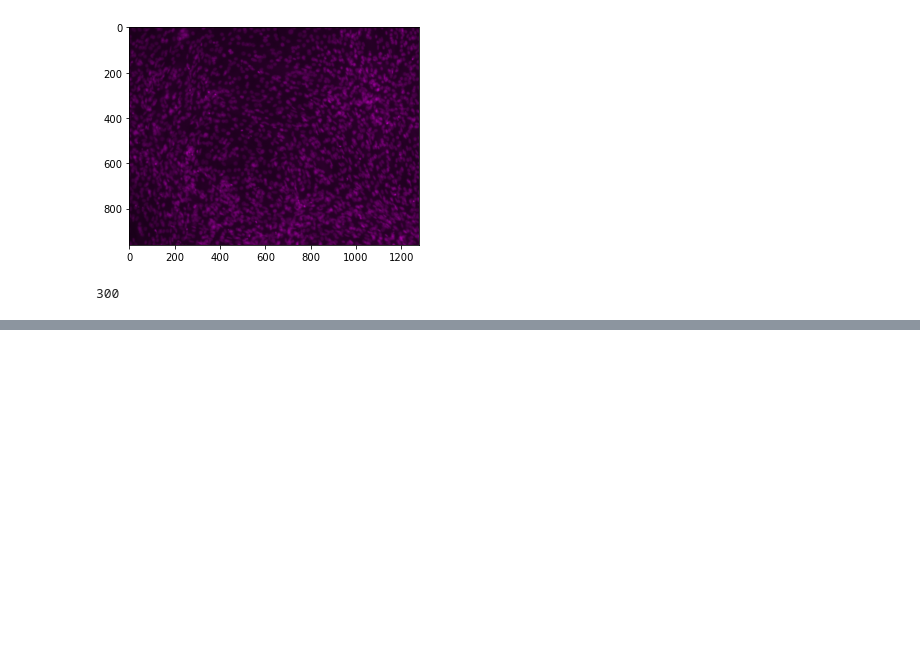
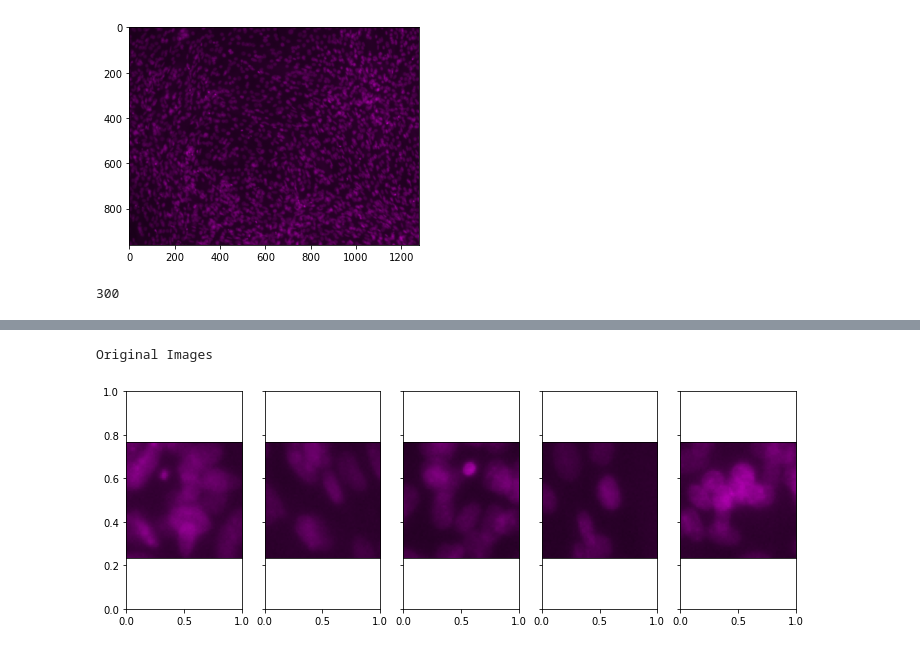
Before and after one commit to rjgleaton/CAE_ATRA, a Jupyter notebook: CAE Code.ipynb, the cells around one changed output, grey strips where cells are left out. Drawn from its saved outputs; the diff is of its cells as text; code cells hidden in the pictures; blank space fills up the shorter version.

```diff
--- a/CAE Code.ipynb
+++ b/CAE Code.ipynb
@@ -108,0 +75,7 @@ for idx in np.arange(9):
+# %%
+#Attempt to normalize image data
+arrs = [np.array(image).transpose(2, 0, 1) for image in new_data]
+arrs = [np.divide(arr, 255) for arr in arrs]
+arrs = np.asarray(arrs)
+arrs = np.transpose(arrs,(0,2,1,3))
+arrs.shape
@@ -108,0 +84,13 @@ for idx in np.arange(9):
+# %%
+from sklearn.model_selection import train_test_split
+from torch.utils.data import DataLoader, Subset
+
+train_indices, test_indices = train_test_split(
+    range(len(arrs)),
+    test_size=0.10,
+    random_state=14
+)
+
+# generate subset based on indices
+train_split = Subset(arrs, train_indices)
+test_split = Subset(arrs, test_indices)
@@ -213,0 +247,9 @@ Epoch: 50       Training Loss: -81649.458992
+# %%
+#Batch of test images
+dataiter = iter(test_dataloader)
+images = dataiter.next()
+images = images.to(device)
+# %%
+#Sample outputs
+output = model(images)
+images = images.cpu().numpy()
@@ -213,0 +260,12 @@ Epoch: 50       Training Loss: -81649.458992
+# %%
+#Original Images
+print("Original Images")
+fig, axes = plt.subplots(nrows=1, ncols=5, sharex=True, sharey=True, figsize=(12,4))
+for idx in np.arange(5):
+    ax = fig.add_subplot(1, 5, idx+1, xticks=[], yticks=[])
+    image_to_show = np.transpose(images[idx], (1,2,0))
+    imshow(image_to_show)
+plt.show()
+# %% [output]
+Original Images
+[figure, added]
```
Also changed, not shown: parts of 16 cells of this notebook.
